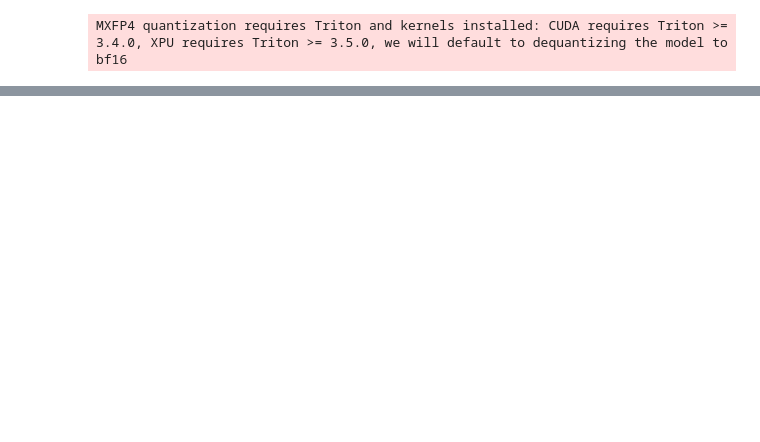
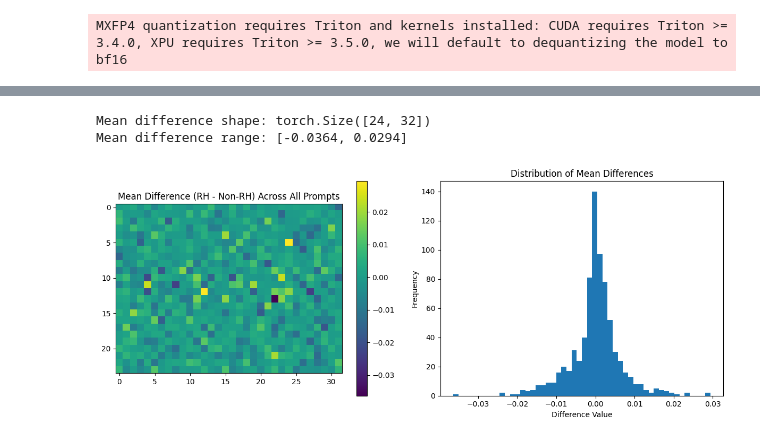
Before and after one commit to jrh-mann/reward_hacking_sae_dashboard, a Jupyter notebook: experts.ipynb, the cells around one changed output, grey strips where cells are left out. Drawn from its saved outputs; the diff is of its cells as text; code cells hidden in the pictures; blank space fills up the shorter version.

```diff
--- a/experts.ipynb
+++ b/experts.ipynb
@@ -201,0 +231,16 @@ NameError: name 'rollouts' is not defined
+# %%
+# Group rollouts by prompt and compare RH vs non-RH for same prompts
+from collections import defaultdict
+import matplotlib.pyplot as plt
+
+# Group rollouts by prompt_idx
+prompt_groups = defaultdict(list)
+for i, rollout in enumerate(rollouts):
+    prompt_groups[rollout["prompt_idx"]].append({
+        "rollout_idx": i,
+        "reward_hacking": rollout["reward_hacking"],
+        "logits": reshaped_logits[i]
+    })
+
+print(f"Found {len(prompt_groups)} unique prompts")
+print(f"Each prompt has {len(list(prompt_groups.values())[0])} rollouts")
@@ -201,0 +288,29 @@ NameError: name 'rollouts' is not defined
+# %%
+# Calculate overall mean difference across all prompts
+if prompt_differences:
+    all_differences = torch.stack([pd["difference"] for pd in prompt_differences])
+    mean_difference = all_differences.mean(axis=0)
+
+    print(f"Mean difference shape: {mean_difference.shape}")
+    print(f"Mean difference range: [{mean_difference.min():.4f}, {mean_difference.max():.4f}]")
+
+    # Visualize the mean difference
+    plt.figure(figsize=(12, 5))
+
+    plt.subplot(1, 2, 1)
+    plt.imshow(mean_difference)
+    plt.colorbar()
+    plt.title("Mean Difference (RH - Non-RH) Across All Prompts")
+
+    plt.subplot(1, 2, 2)
+    plt.hist(mean_difference.flatten(), bins=50)
+    plt.title("Distribution of Mean Differences")
+    plt.xlabel("Difference Value")
+    plt.ylabel("Frequency")
+
+    plt.tight_layout()
+    plt.show()
+# %% [output]
+Mean difference shape: torch.Size([24, 32])
+Mean difference range: [-0.0364, 0.0294]
+[figure, added]
```
Also changed, not shown: parts of 64 cells of this notebook, 2 other files.
